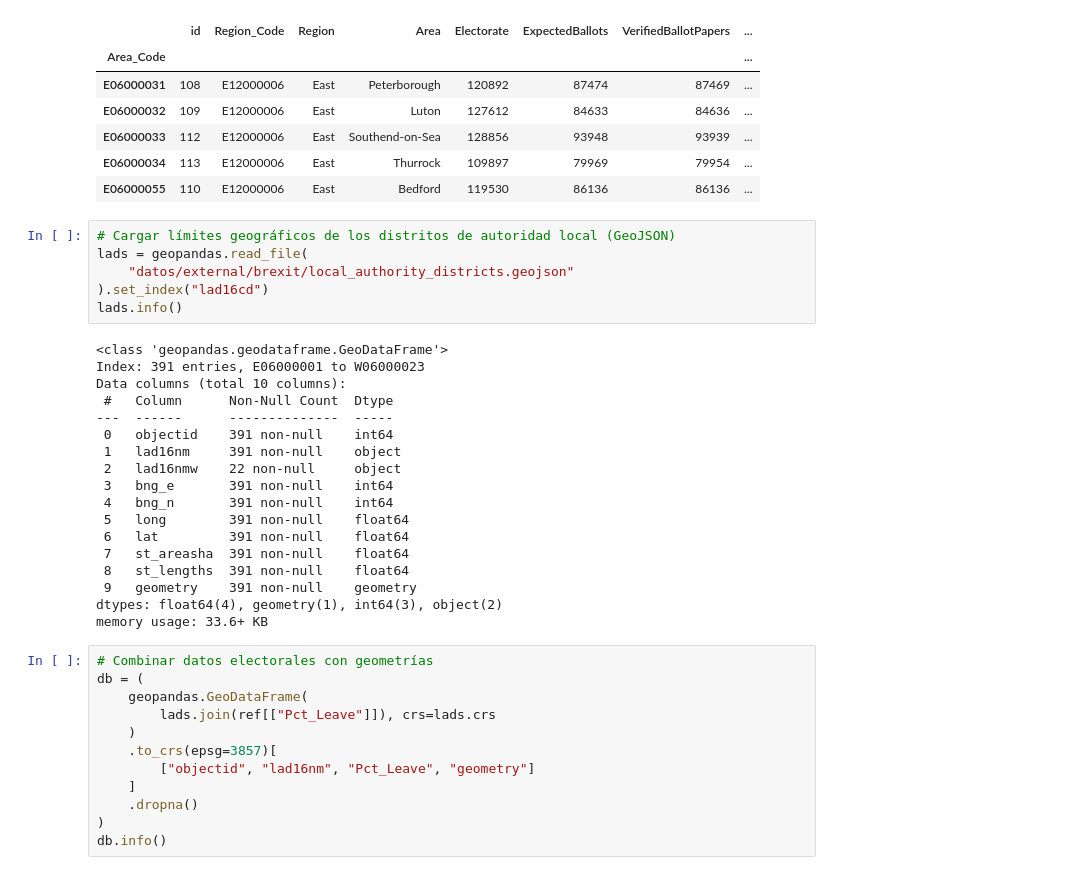
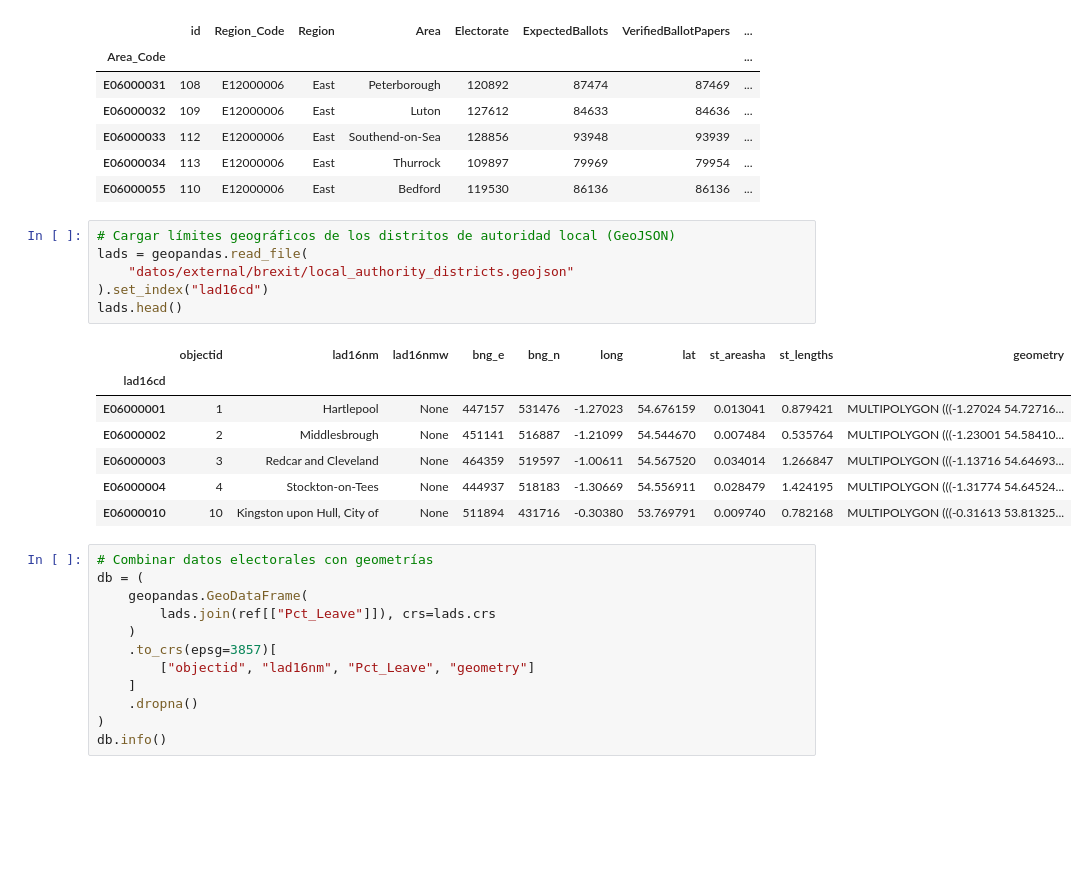
Before and after one commit to daniopitz/geodata, a Jupyter notebook: 04_autocorrelacion_espacial.ipynb, the cells around one changed output. Cells and saved outputs as stored; diff of their text form; blank space fills up the shorter version.

```diff
--- a/04_autocorrelacion_espacial.ipynb
+++ b/04_autocorrelacion_espacial.ipynb
@@ -67,27 +67,17 @@ ref.head()
 # %%
 # Cargar límites geográficos de los distritos de autoridad local (GeoJSON)
 lads = geopandas.read_file(
     "datos/external/brexit/local_authority_districts.geojson"
 ).set_index("lad16cd")
-lads.info()
+lads.head()
 # %% [output]
-<class 'geopandas.geodataframe.GeoDataFrame'>
-Index: 391 entries, E06000001 to W06000023
-Data columns (total 10 columns):
- #   Column      Non-Null Count  Dtype
----  ------      --------------  -----
- 0   objectid    391 non-null    int64
- 1   lad16nm     391 non-null    object
- 2   lad16nmw    22 non-null     object
- 3   bng_e       391 non-null    int64
- 4   bng_n       391 non-null    int64
- 5   long        391 non-null    float64
- 6   lat         391 non-null    float64
- 7   st_areasha  391 non-null    float64
- 8   st_lengths  391 non-null    float64
- 9   geometry    391 non-null    geometry
-dtypes: float64(4), geometry(1), int64(3), object(2)
-memory usage: 33.6+ KB
+|  | objectid | lad16nm | lad16nmw | bng_e | bng_n | long | lat | st_areasha | st_lengths | geometry |
+| lad16cd |  |  |  |  |  |  |  |  |  |  |
+| E06000001 | 1 | Hartlepool | None | 447157 | 531476 | -1.27023 | 54.676159 | 0.013041 | 0.879421 | MULTIPOLYGON (((-1.27024 54.72716... |
+| E06000002 | 2 | Middlesbrough | None | 451141 | 516887 | -1.21099 | 54.544670 | 0.007484 | 0.535764 | MULTIPOLYGON (((-1.23001 54.58410... |
+| E06000003 | 3 | Redcar and Cleveland | None | 464359 | 519597 | -1.00611 | 54.567520 | 0.034014 | 1.266847 | MULTIPOLYGON (((-1.13716 54.64693... |
+| E06000004 | 4 | Stockton-on-Tees | None | 444937 | 518183 | -1.30669 | 54.556911 | 0.028479 | 1.424195 | MULTIPOLYGON (((-1.31774 54.64524... |
+| E06000010 | 10 | Kingston upon Hull, City of | None | 511894 | 431716 | -0.30380 | 53.769791 | 0.009740 | 0.782168 | MULTIPOLYGON (((-0.31613 53.81325... |
 # %%
 # Combinar datos electorales con geometrías
 db = (
```
Also changed, not shown: parts of 20 cells of this notebook.
